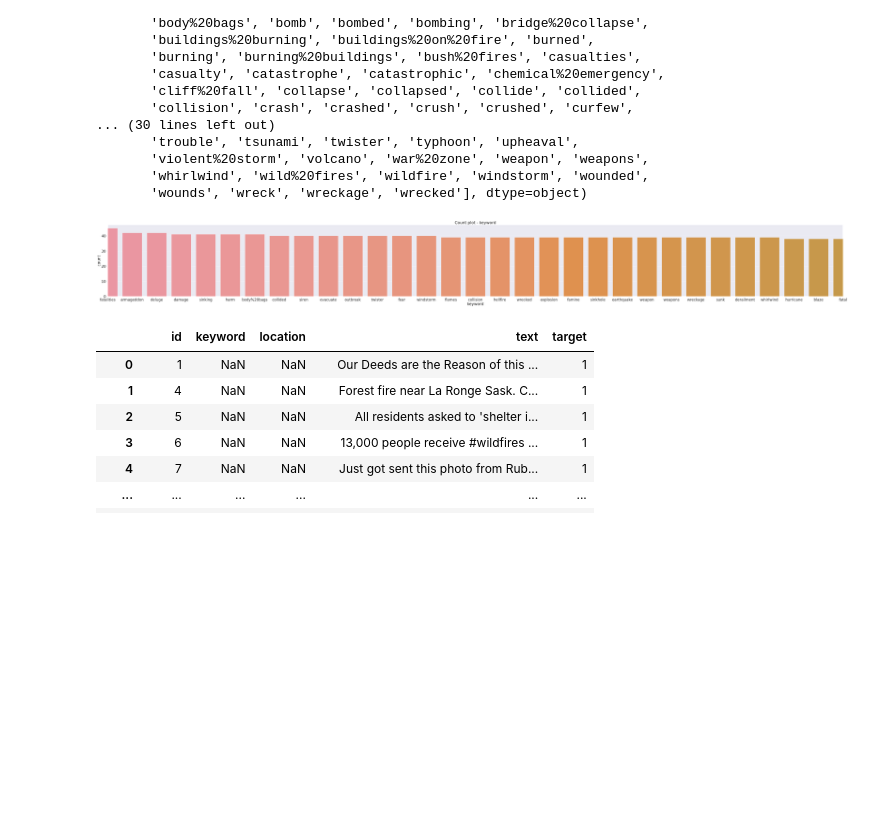
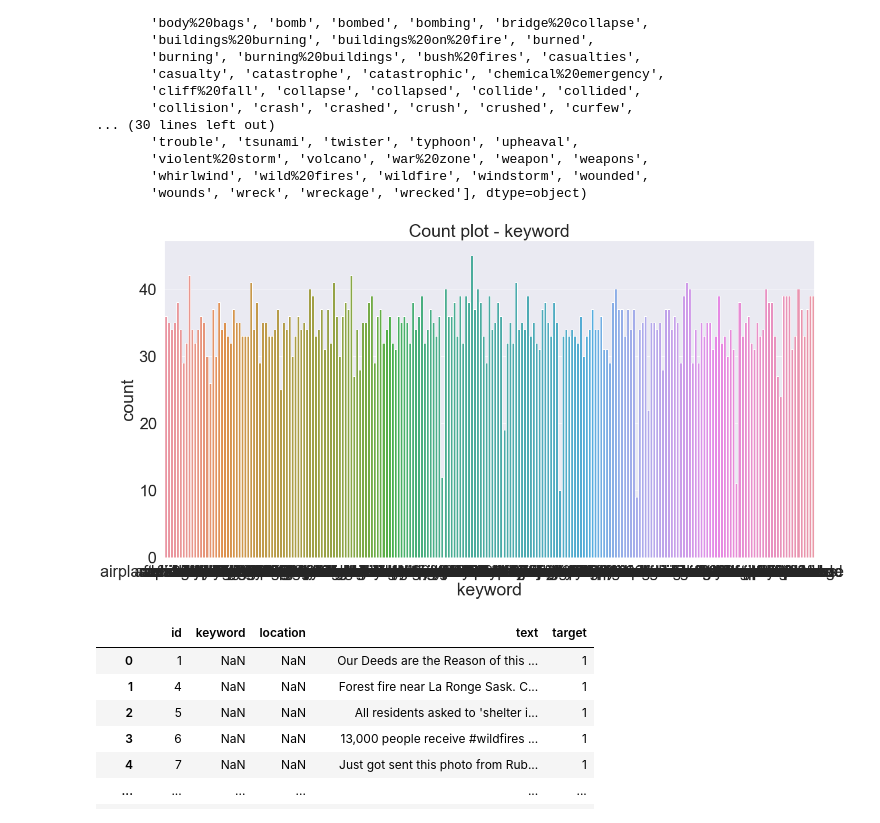
Before and after one commit to jerife/Kaggle, a Jupyter notebook: 05 Natural Language Processing with Disaster Tweets.ipynb, the cells around one changed output. Cells and saved outputs as stored; diff of their text form; code cells hidden in the pictures; blank space fills up the shorter version.

```diff
--- a/05 Natural Language Processing with Disaster Tweets.ipynb
+++ b/05 Natural Language Processing with Disaster Tweets.ipynb
@@ -30,5 +7,4 @@ plt.style.use('seaborn')
 sns.set(font_scale=2.5)
 %matplotlib inline
 # %%
-df=pd.read_csv('/kaggle/input/nlp-getting-started/train.csv')
-df
+df = pd.read_csv('/Users/jerife/data/nlp-getting-started/train.csv')
@@ -84,15 +53,12 @@ array([nan, 'ablaze', 'accident', 'aftershock', 'airplane%20accident',
        'whirlwind', 'wild%20fires', 'wildfire', 'windstorm', 'wounded',
        'wounds', 'wreck', 'wreckage', 'wrecked'], dtype=object)
 # %%
-
-f,ax = plt.subplots(1,1,figsize=(100,10))
-sns.countplot('keyword',data=df,ax=ax,order=df['keyword'].value_counts().index)
+f,ax = plt.subplots(1,1,figsize=(20,10))
+sns.countplot('keyword',data=df,ax=ax)
 ax.set_title('Count plot - keyword')
-ax.set_xlim(0,30)
-
 plt.show()
 # %% [output]
-[figure, old version]
+[figure, new version]
 # %%
 df
 # %% [output]
```
Also changed, not shown: parts of 17 cells of this notebook.
